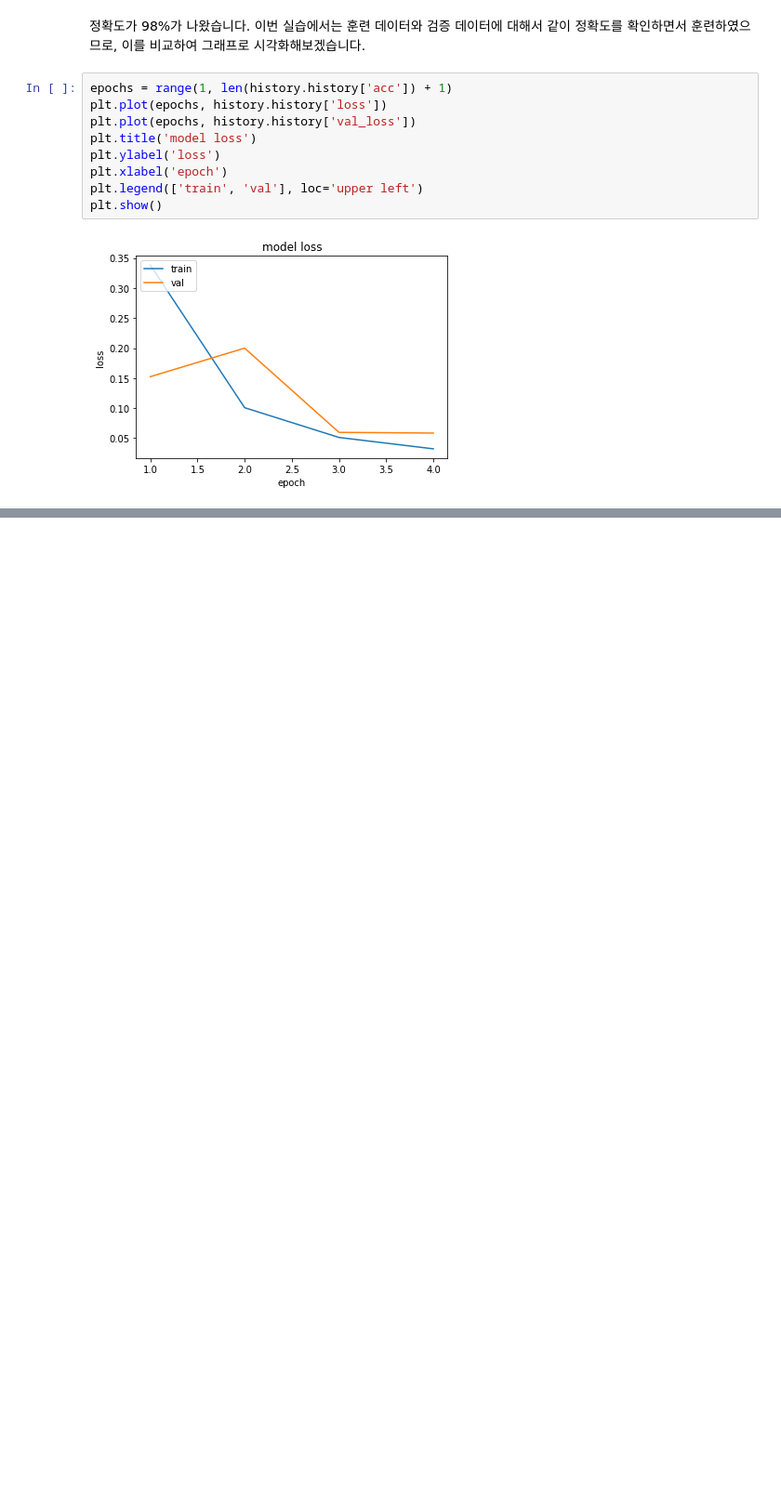
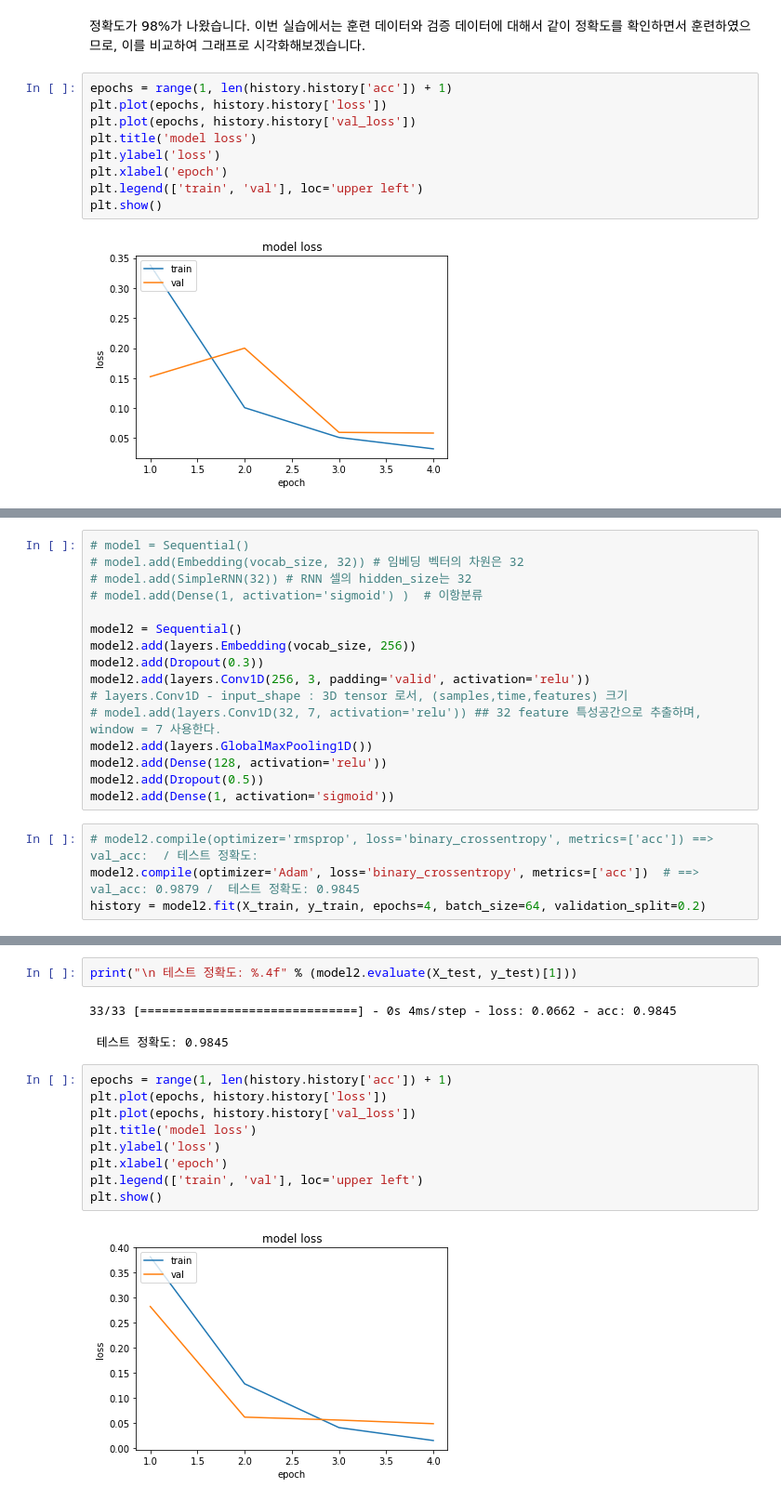
Before and after one commit to kmongsil1105/colab_ipynb, a Jupyter notebook: AI_RNN(스팸메일분류(텍스트_분류).ipynb, the cells around one changed output, grey strips where cells are left out. Shown: that part at 93% size. Saved outputs shown, nothing was run; the diff lists cells and outputs as text; blank space fills up the shorter version.

```diff
--- a/AI_RNN(스팸메일분류(텍스트_분류).ipynb
+++ b/AI_RNN(스팸메일분류(텍스트_분류).ipynb
@@ -280,0 +297,20 @@ plt.show()
+# %%
+# model = Sequential()
+# model.add(Embedding(vocab_size, 32)) # 임베딩 벡터의 차원은 32
+# model.add(SimpleRNN(32)) # RNN 셀의 hidden_size는 32
+# model.add(Dense(1, activation='sigmoid') )  # 이항분류
+
+model2 = Sequential()
+model2.add(layers.Embedding(vocab_size, 256))
+model2.add(Dropout(0.3))
+model2.add(layers.Conv1D(256, 3, padding='valid', activation='relu'))
+# layers.Conv1D - input_shape : 3D tensor 로서, (samples,time,features) 크기
+# model.add(layers.Conv1D(32, 7, activation='relu')) ## 32 feature 특성공간으로 추출하며, window = 7 사용한다.
+model2.add(layers.GlobalMaxPooling1D())
+model2.add(Dense(128, activation='relu'))
+model2.add(Dropout(0.5))
+model2.add(Dense(1, activation='sigmoid'))
+# %%
+# model2.compile(optimizer='rmsprop', loss='binary_crossentropy', metrics=['acc']) ==> val_acc:  / 테스트 정확도:
+model2.compile(optimizer='Adam', loss='binary_crossentropy', metrics=['acc'])  # ==> val_acc: 0.9879 /  테스트 정확도: 0.9845
+history = model2.fit(X_train, y_train, epochs=4, batch_size=64, validation_split=0.2)
@@ -280,0 +326,17 @@ plt.show()
+# %%
+print("\n 테스트 정확도: %.4f" % (model2.evaluate(X_test, y_test)[1]))
+# %% [output]
+33/33 [==============================] - 0s 4ms/step - loss: 0.0662 - acc: 0.9845
+
+ 테스트 정확도: 0.9845
+# %%
+epochs = range(1, len(history.history['acc']) + 1)
+plt.plot(epochs, history.history['loss'])
+plt.plot(epochs, history.history['val_loss'])
+plt.title('model loss')
+plt.ylabel('loss')
+plt.xlabel('epoch')
+plt.legend(['train', 'val'], loc='upper left')
+plt.show()
+# %% [output]
+[figure, added]
```
Also changed, not shown: parts of 11 cells of this notebook.
